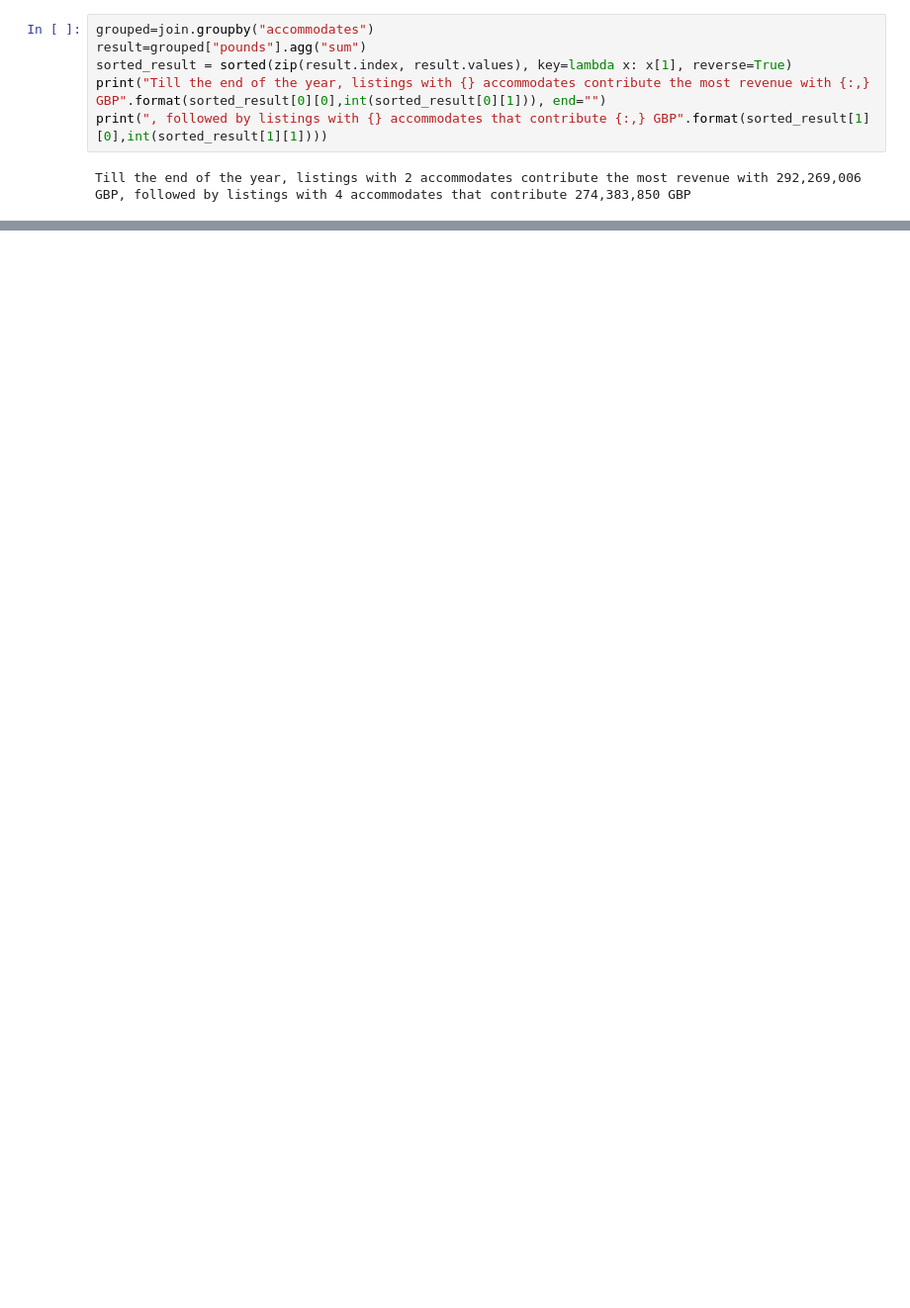
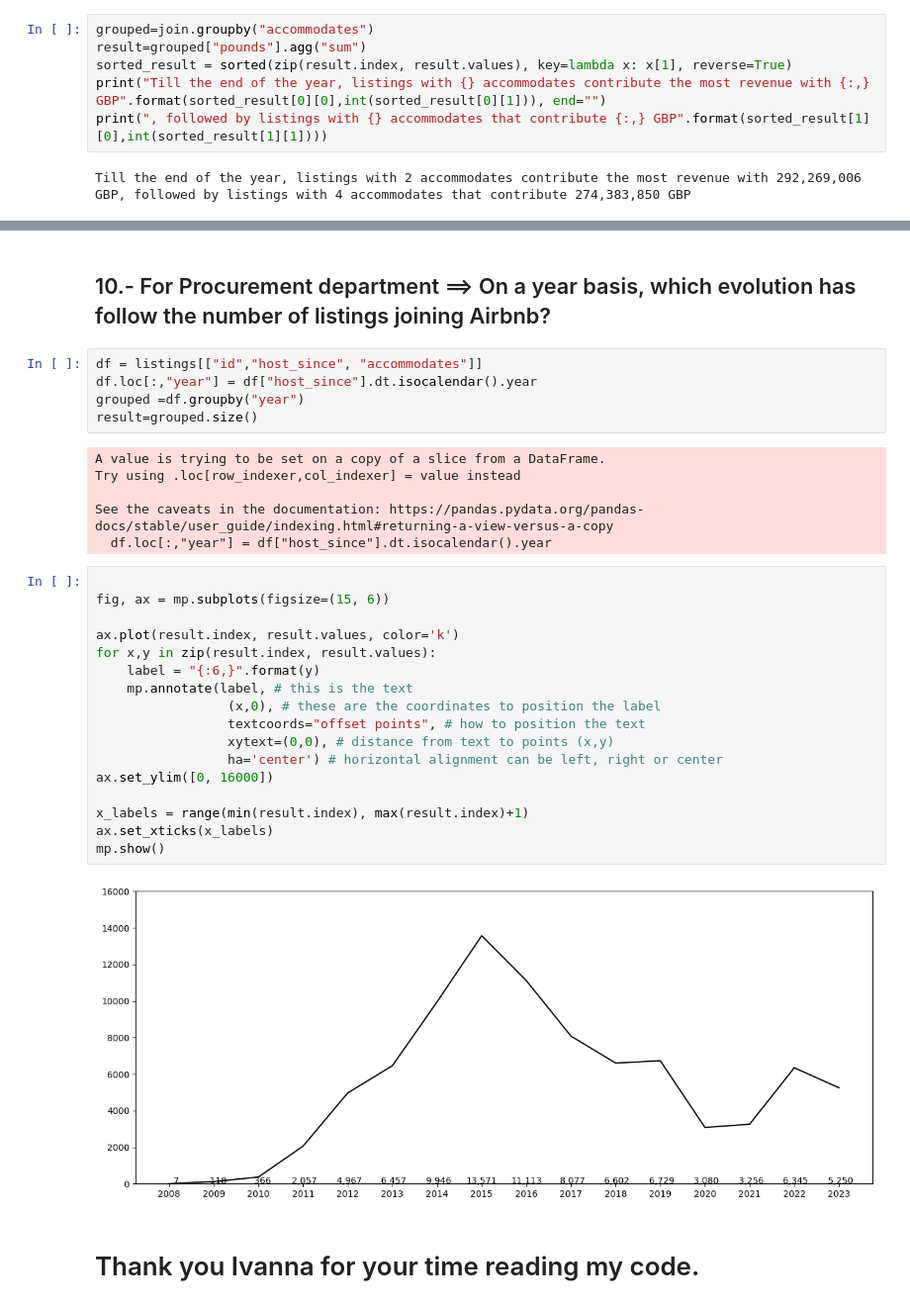
Before and after one commit to luismiguelcasadodiaz/airbnb_london_2023_09, a Jupyter notebook: Ivana_Kruhoberec.ipynb, the cells around one changed output, grey strips where cells are left out. Shown: that part at 99% size. Saved outputs shown, nothing was run; the diff lists cells and outputs as text; blank space fills up the shorter version.

```diff
--- a/Ivana_Kruhoberec.ipynb
+++ b/Ivana_Kruhoberec.ipynb
@@ -224,0 +236,34 @@ Till the end of the year, listings with 2 accommodates contribute the most reven
+# %% [markdown]
+## 10.- For Procurement department ==> On a year basis, which evolution has follow the number of listings joining Airbnb?
+# %%
+df = listings[["id","host_since", "accommodates"]]
+df.loc[:,"year"] = df["host_since"].dt.isocalendar().year
+grouped =df.groupby("year")
+result=grouped.size()
+# %% [output]
+A value is trying to be set on a copy of a slice from a DataFrame.
+Try using .loc[row_indexer,col_indexer] = value instead
+
+See the caveats in the documentation: https://pandas.pydata.org/pandas-docs/stable/user_guide/indexing.html#returning-a-view-versus-a-copy
+  df.loc[:,"year"] = df["host_since"].dt.isocalendar().year
+# %%
+
+fig, ax = mp.subplots(figsize=(15, 6))
+
+ax.plot(result.index, result.values, color='k')
+for x,y in zip(result.index, result.values):
+    label = "{:6,}".format(y)
+    mp.annotate(label, # this is the text
+                 (x,0), # these are the coordinates to position the label
+                 textcoords="offset points", # how to position the text
+                 xytext=(0,0), # distance from text to points (x,y)
+                 ha='center') # horizontal alignment can be left, right or center
+ax.set_ylim([0, 16000])
+
+x_labels = range(min(result.index), max(result.index)+1)
+ax.set_xticks(x_labels)
+mp.show()
+# %% [output]
+[figure, added]
+# %% [markdown]
+# Thank you Ivanna for your time reading my code.
```
Also changed, not shown: parts of 11 cells of this notebook.
